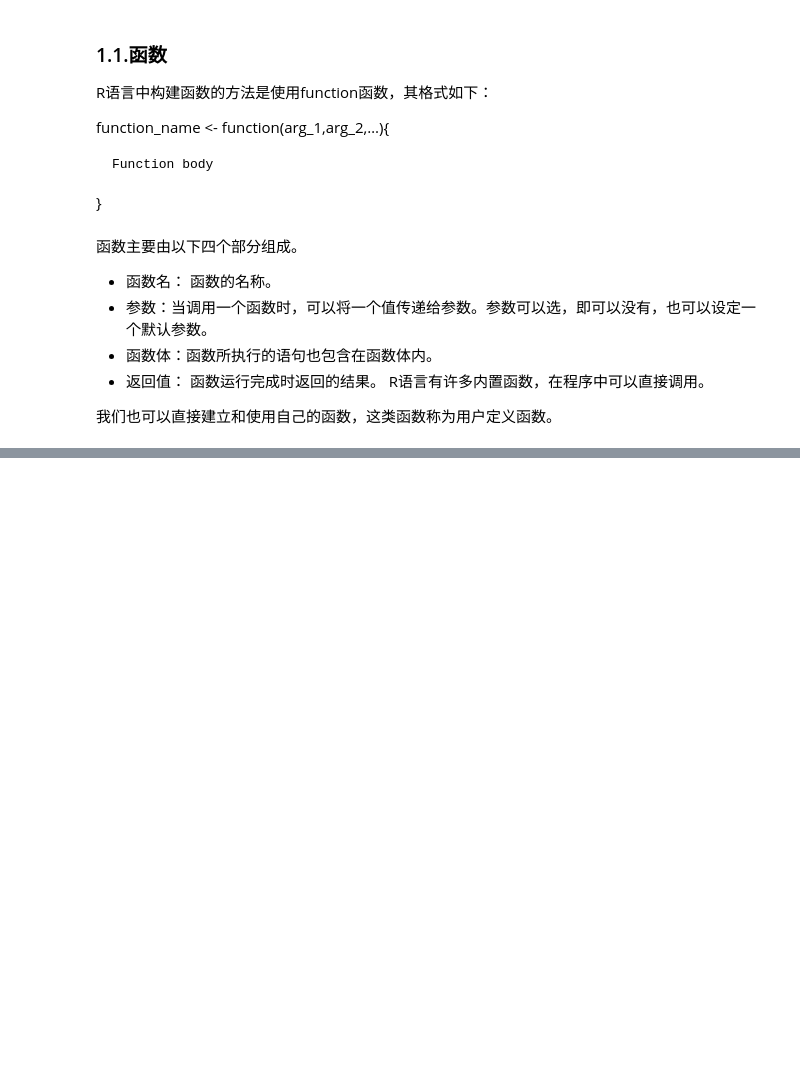
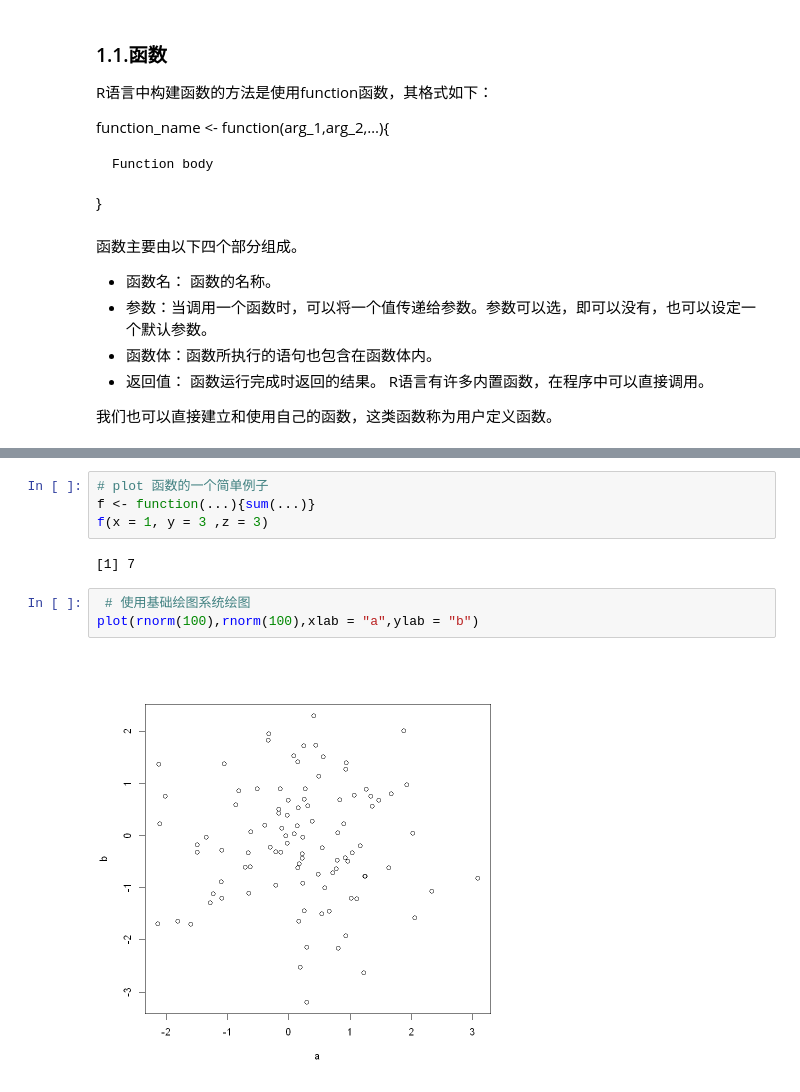
Before and after one commit to ruishuQU/R-visualization-Guide, a Jupyter notebook: R visualization/ch01 R语言数据可视化简介.ipynb, the cells around one changed output, grey strips where cells are left out. Saved outputs shown, nothing was run; the diff lists cells and outputs as text; blank space fills up the shorter version.

```diff
--- a/R visualization/ch01 R语言数据可视化简介.ipynb
+++ b/R visualization/ch01 R语言数据可视化简介.ipynb
@@ -317,0 +337,11 @@ fri
+# %%
+# plot 函数的一个简单例子
+f <- function(...){sum(...)}
+f(x = 1, y = 3 ,z = 3)
+# %% [output]
+[1] 7
+# %%
+ # 使用基础绘图系统绘图
+plot(rnorm(100),rnorm(100),xlab = "a",ylab = "b")
+# %% [output]
+[figure, added]
```
Also changed, not shown: parts of 11 cells of this notebook, 1 other file.
